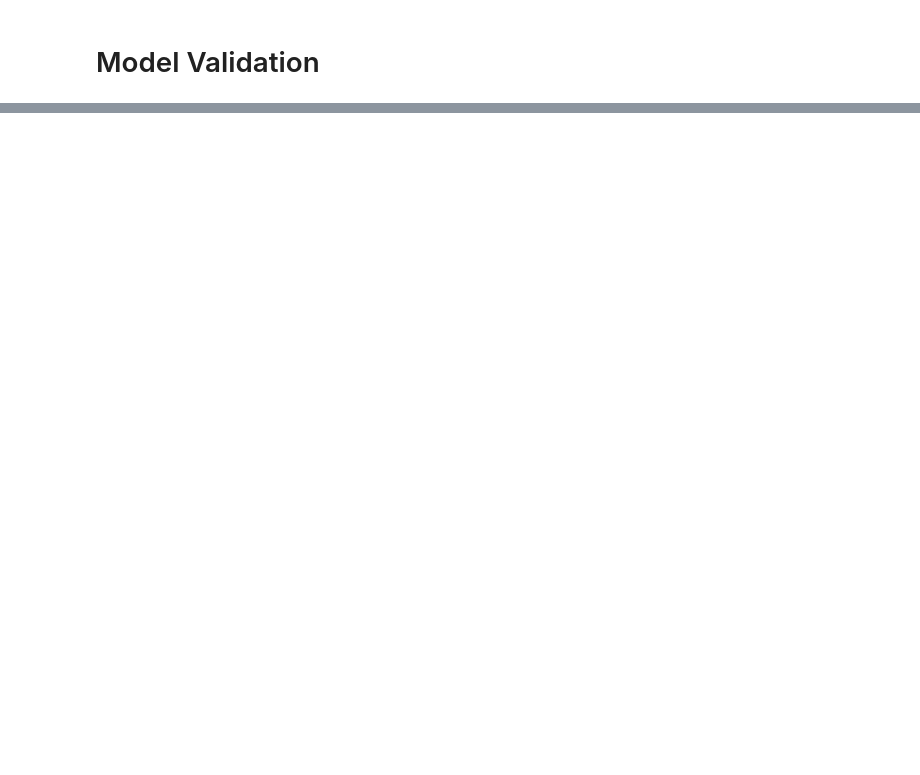
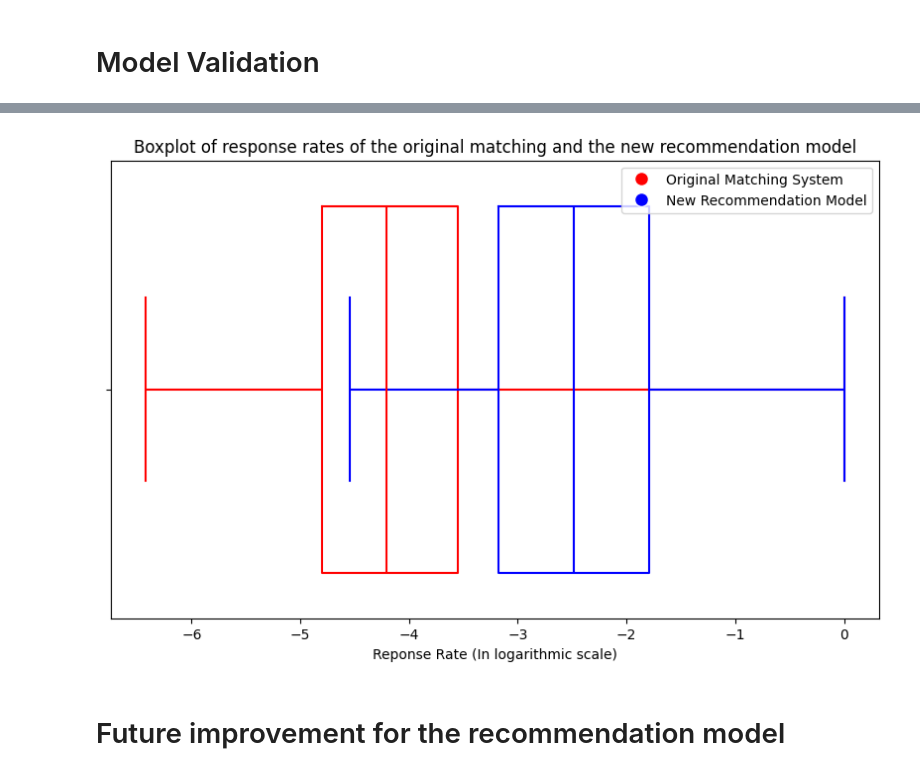
Before and after one commit to dqminhv/careervillage-question-recommendation-system, a Jupyter notebook: Notebook/Modeling.ipynb, the cells around one changed output, grey strips where cells are left out. Saved outputs shown, nothing was run; the diff lists cells and outputs as text; code cells hidden in the pictures; blank space fills up the shorter version.

Commit message:
Completed preprocessing and modeling

```diff
--- a/Notebook/Modeling.ipynb
+++ b/Notebook/Modeling.ipynb
@@ -95,0 +163,3 @@ content_base_similarity_df[:5]
+# %%
+#Create a boolean is_match column that indicates whether a professional,question pair results in an answer
+recommendation_df['is_answered'] = recommendation_df['prof_ques_pair'].isin(test_question_w_answer_set)
@@ -95,0 +177,10 @@ content_base_similarity_df[:5]
+# %%
+#Create a response rate dataframe
+#One column for number of professionals each question is assigned
+#One column for the number of answers that question received
+#One column that calCulate the response rate for each question
+recommendation_df_response_rate = recommendation_df.groupby('question_id', as_index=False).\
+                                agg({'professional_id':'count','is_answered':'sum'})
+# %%
+recommendation_df_response_rate['response_rate'] = recommendation_df_response_rate['is_answered'] /\
+                                                recommendation_df_response_rate['professional_id']
@@ -95,0 +200,7 @@ content_base_similarity_df[:5]
+# %%
+#Convert the response rate to logarithm scale
+df1 = professional_question_test_response_rate[['response_rate']]
+df1['response_rate'] = df1['response_rate'].transform(lambda x: np.log(x))
+
+df2 = recommendation_df_response_rate[['response_rate']]
+df2['response_rate'] = df2['response_rate'].transform(lambda x: np.log(x))
@@ -95,0 +218,18 @@ content_base_similarity_df[:5]
+# %%
+plt.figure(figsize=(10, 6))
+
+sns.boxplot(data=df1, x='response_rate', whis=(0, 100), color='r', fill=False)
+sns.boxplot(data=df2, x='response_rate', whis=(0, 100), color='b', fill=False)
+
+legend_elements = [Line2D([0], [0], marker='o', color='w', markerfacecolor='red', markersize=10, label='Original Matching System'),
+                   Line2D([0], [0], marker='o', color='w', markerfacecolor='blue', markersize=10, label='New Recommendation Model')]
+
+plt.legend(handles=legend_elements)
+
+plt.xlabel("Reponse Rate (In logarithmic scale)")
+plt.title('Boxplot of response rates of the original matching and the new recommendation model')
+plt.show()
+# %% [output]
+[figure, added]
+# %% [markdown]
+# Future improvement for the recommendation model
```
Also changed, not shown: parts of 47 cells of this notebook, 3 other files.
